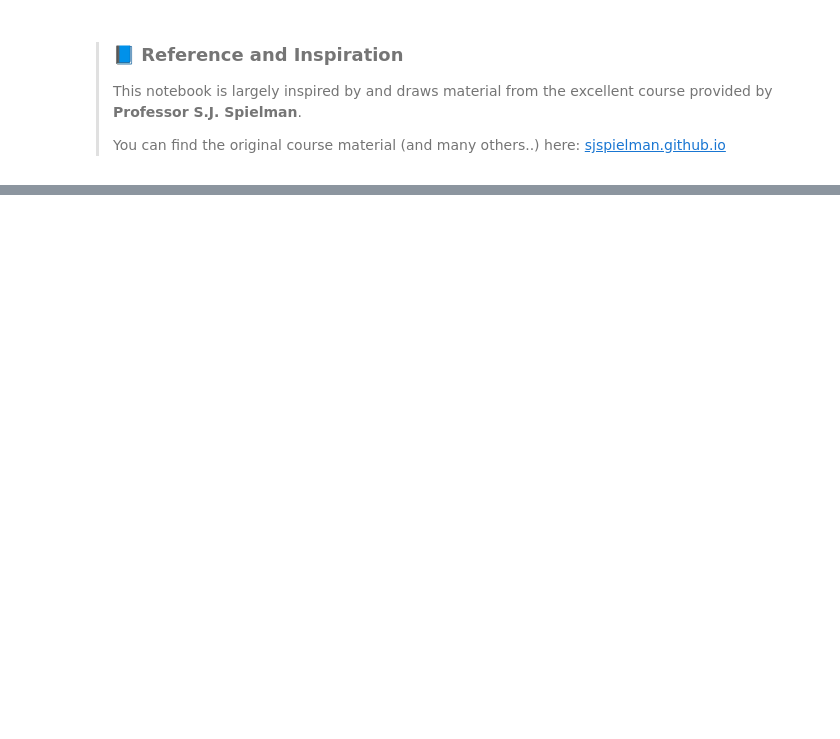
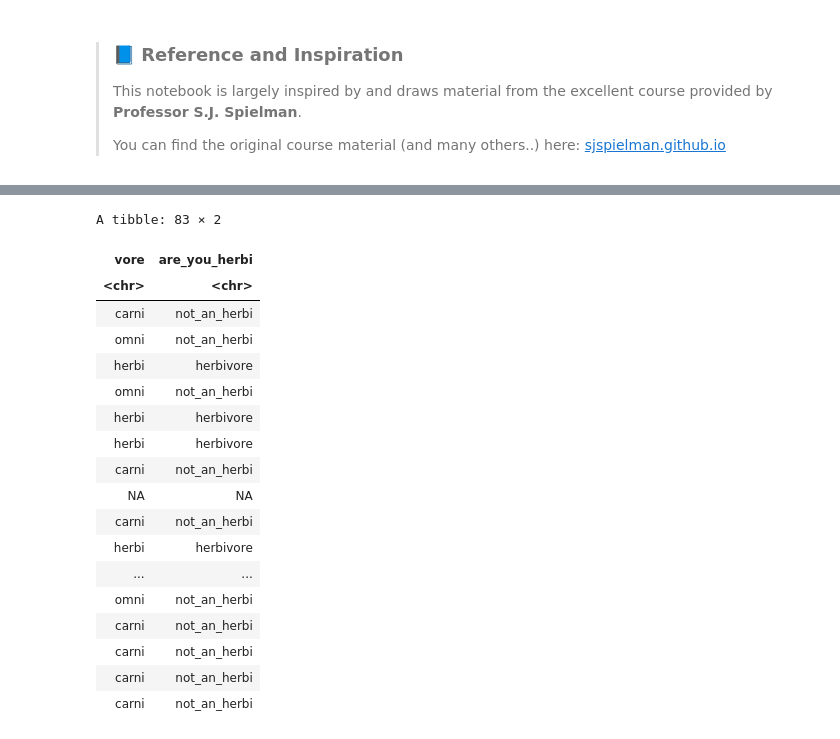
Before and after one commit to MatteoCorsi-git/Learning, a Jupyter notebook: Tidyverse_learning.ipynb, the cells around one changed output, grey strips where cells are left out. Drawn from its saved outputs; the diff is of its cells as text; code cells hidden in the pictures; blank space fills up the shorter version.

```diff
--- a/Tidyverse_learning.ipynb
+++ b/Tidyverse_learning.ipynb
@@ -572,0 +141,26 @@ A tibble: 83 × 2
+# %%
+# Use the if_else() function to create another column called are_you_herbi.
+# This column should contain the value “herbivore” if yes, and “not_an_herbivore” if no.
+ds %>%
+  mutate(are_you_herbi = if_else(vore == "herbi", "herbivore", "not_an_herbi")) %>%
+  select(vore, are_you_herbi)
+# %% [output]
+A tibble: 83 × 2
+| vore | are_you_herbi |
+| <chr> | <chr> |
+| carni | not_an_herbi |
+| omni | not_an_herbi |
+| herbi | herbivore |
+| omni | not_an_herbi |
+| herbi | herbivore |
+| herbi | herbivore |
+| carni | not_an_herbi |
+| NA | NA |
+| carni | not_an_herbi |
+| herbi | herbivore |
+| ... | ... |
+| omni | not_an_herbi |
+| carni | not_an_herbi |
+| carni | not_an_herbi |
+| carni | not_an_herbi |
+| carni | not_an_herbi |
```
Also changed, not shown: parts of 47 cells of this notebook.
